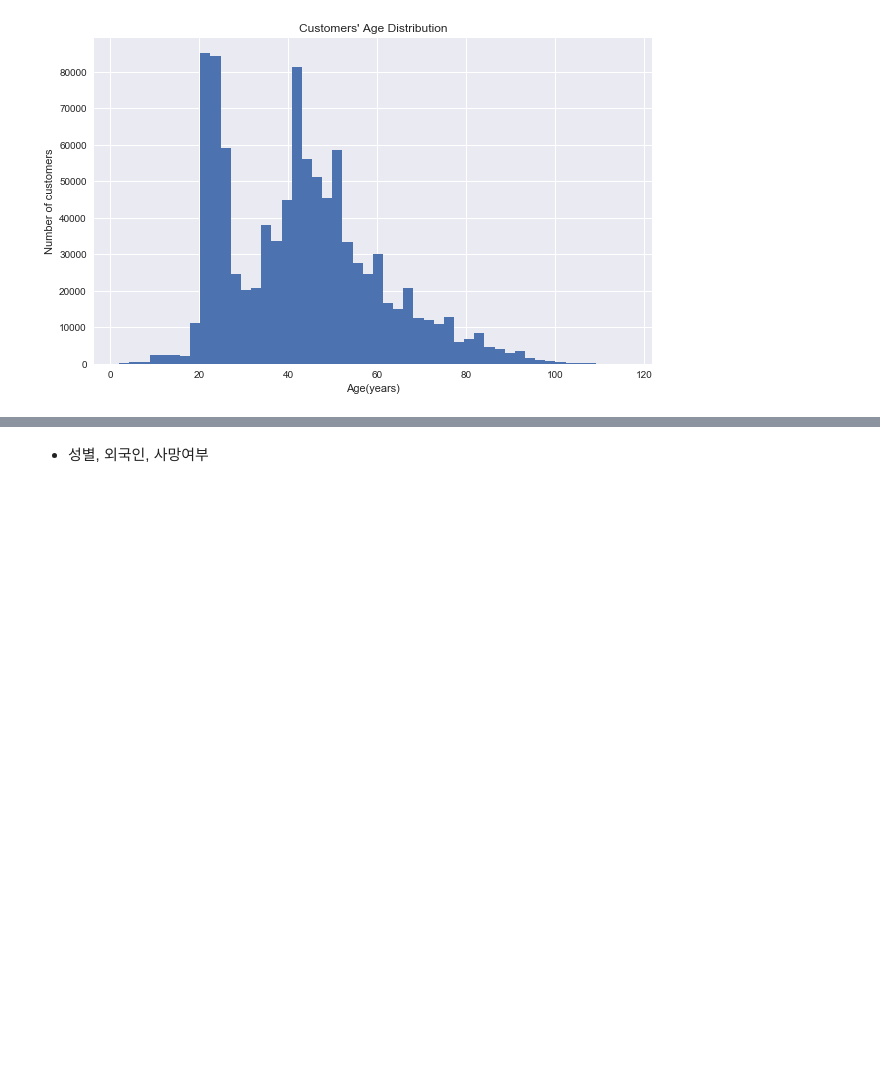
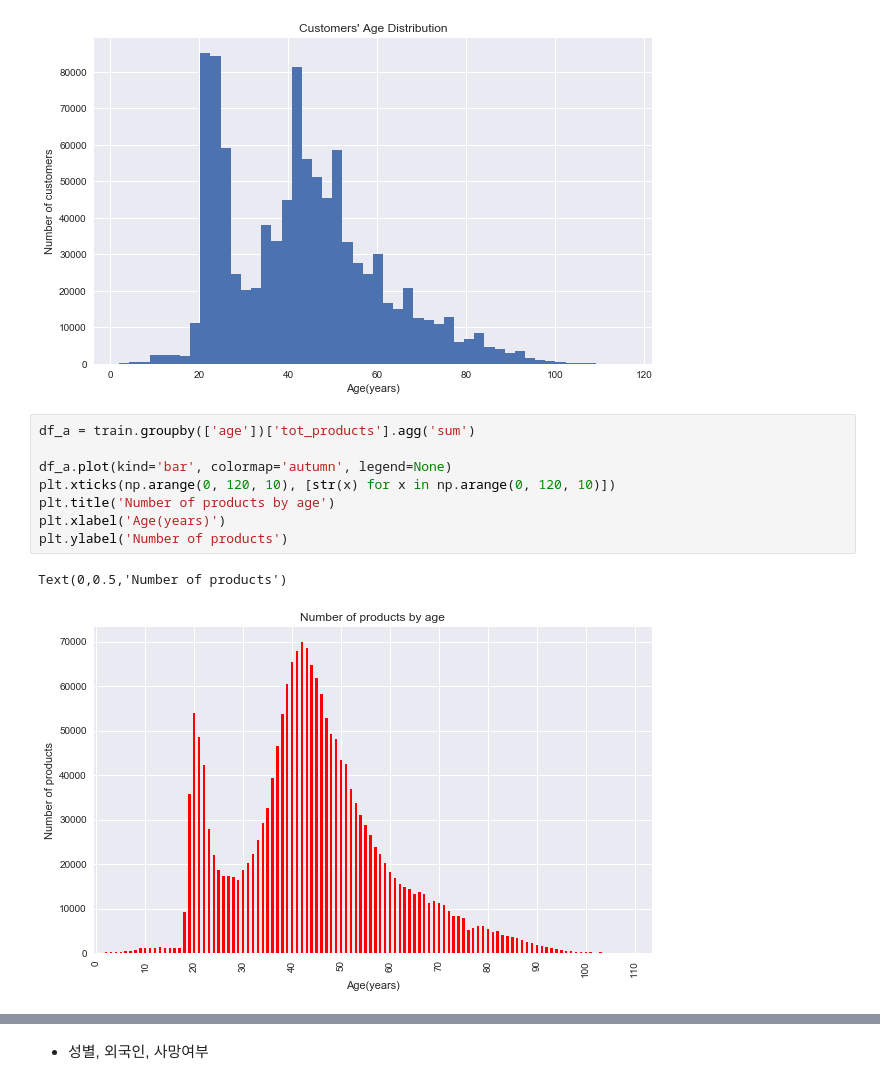
Before and after one commit to byaracho/Kaggle_Project, a Jupyter notebook: Santander_Product_Recommendation/EDA_ver.2_byaracho.ipynb, the cells around one changed output, grey strips where cells are left out. Cells and saved outputs as stored; diff of their text form; blank space fills up the shorter version.

```diff
--- a/Santander_Product_Recommendation/EDA_ver.2_byaracho.ipynb
+++ b/Santander_Product_Recommendation/EDA_ver.2_byaracho.ipynb
@@ -219,3 +253,14 @@ plt.ylabel("Number of customers")
 # %% [output]
 Text(0,0.5,'Number of customers')
 [figure]
+# %%
+df_a = train.groupby(['age'])['tot_products'].agg('sum')
+
+df_a.plot(kind='bar', colormap='autumn', legend=None)
+plt.xticks(np.arange(0, 120, 10), [str(x) for x in np.arange(0, 120, 10)])
+plt.title('Number of products by age')
+plt.xlabel('Age(years)')
+plt.ylabel('Number of products')
+# %% [output]
+Text(0,0.5,'Number of products')
+[figure, added]
```
Also changed, not shown: parts of 28 cells of this notebook, 1 other file.
